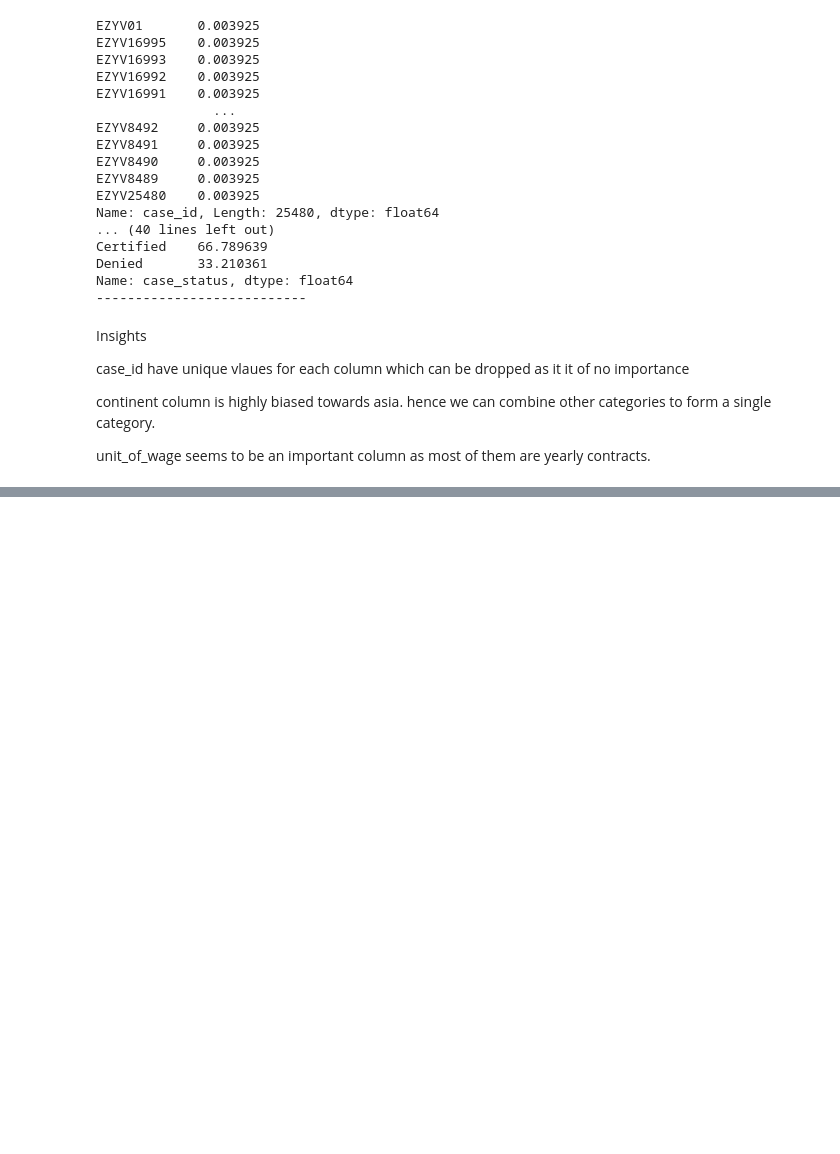
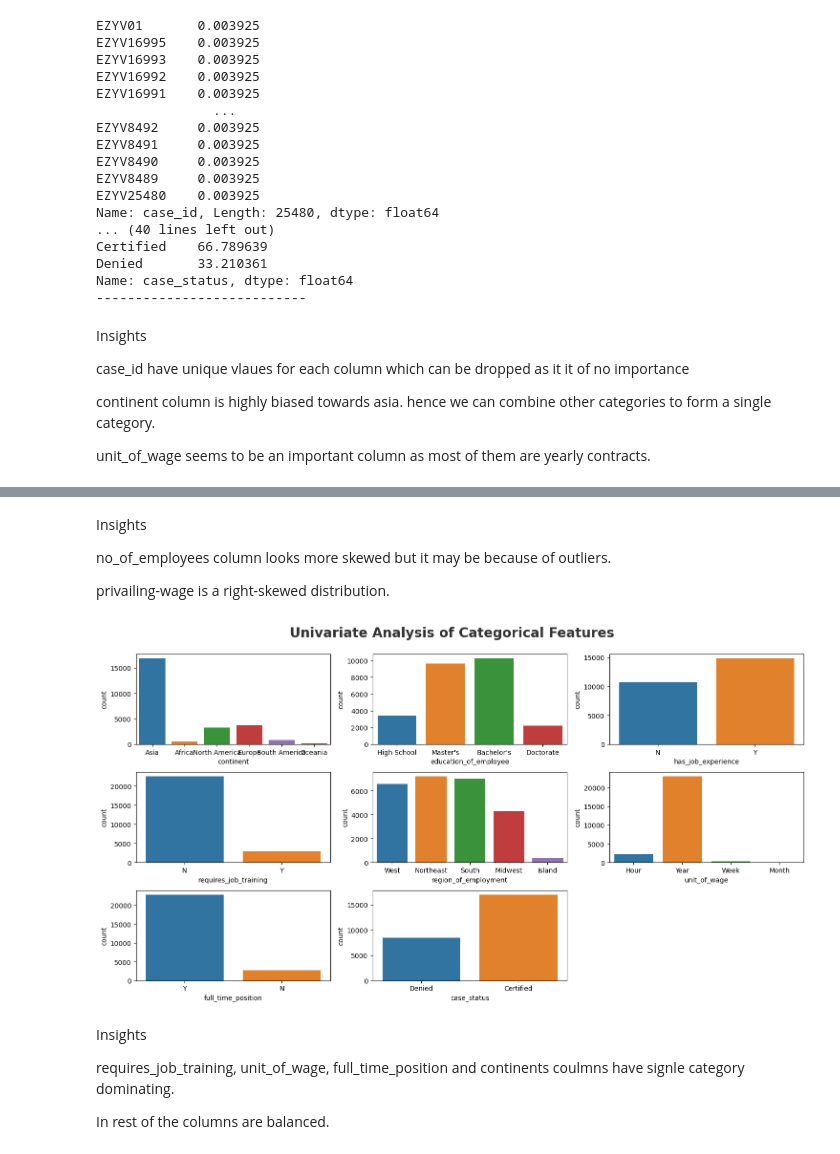
Before and after one commit to SapanSagar/mlproject, a Jupyter notebook: notebook/eda.ipynb, the cells around one changed output, grey strips where cells are left out. Drawn from its saved outputs; the diff is of its cells as text; code cells hidden in the pictures; blank space fills up the shorter version.

```diff
--- a/notebook/eda.ipynb
+++ b/notebook/eda.ipynb
@@ -142,0 +157,25 @@ unit_of_wage seems to be an important column as most of them are yearly contract
+# %% [markdown]
+Insights
+
+no_of_employees column looks more skewed but it may be because of outliers.
+
+privailing-wage is a right-skewed distribution.
+# %%
+# categorical columns
+categorical_features.remove('case_id')
+plt.figure(figsize=(15, 8))
+plt.suptitle('Univariate Analysis of Categorical Features', fontsize=20, fontweight='bold', alpha=0.8, y=1.)
+
+for i in range(0, len(categorical_features)):
+    plt.subplot(3, 3, i+1)
+    sns.countplot(x=df[categorical_features[i]])
+    plt.xlabel(categorical_features[i])
+    plt.tight_layout()
+# %% [output]
+[figure, added]
+# %% [markdown]
+Insights
+
+requires_job_training, unit_of_wage, full_time_position and continents coulmns have signle category dominating.
+
+In rest of the columns are balanced.
```
Also changed, not shown: parts of 16 cells of this notebook, 27 other files.
